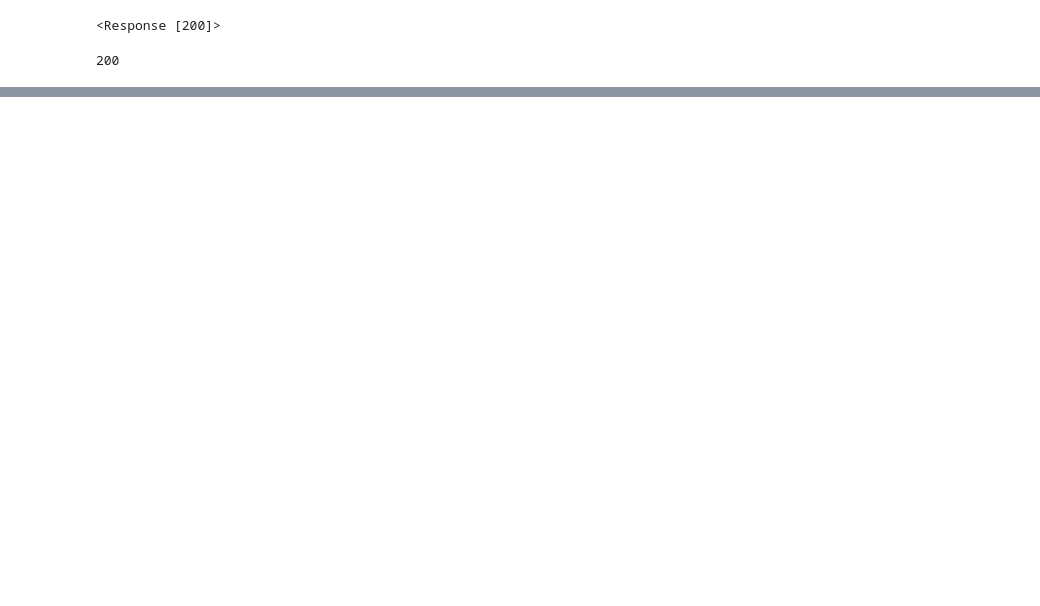
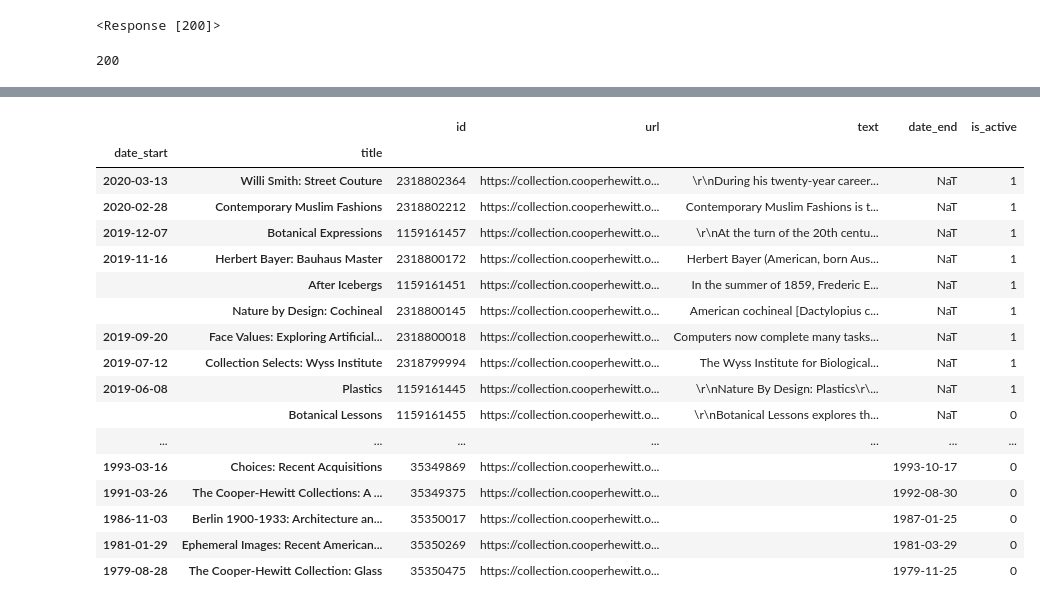
Before and after one commit to ShirinStar/Pen_Data_Dictionary, a Jupyter notebook: data/exhibition list.ipynb, the cells around one changed output, grey strips where cells are left out. Saved outputs shown, nothing was run; the diff lists cells and outputs as text; code cells hidden in the pictures; blank space fills up the shorter version.

```diff
--- a/data/exhibition list.ipynb
+++ b/data/exhibition list.ipynb
@@ -47,0 +30,4 @@ exhibition
+# %%
+exhibition['date_start'] = pd.to_datetime(exhibition['date_start'])
+exhibition['date_end'].replace('0000-00-00', np.nan, inplace=True)
+exhibition['date_end'] = pd.to_datetime(exhibition['date_end'])
@@ -47,0 +36,21 @@ exhibition
+# %%
+exhibition
+# %% [output]
+|  |  | id | url | text | date_end | is_active |
+| date_start | title |  |  |  |  |  |
+| 2020-03-13 | Willi Smith: Street Couture | 2318802364 | https://collection.cooperhewitt.o... | \r\nDuring his twenty-year career... | NaT | 1 |
+| 2020-02-28 | Contemporary Muslim Fashions | 2318802212 | https://collection.cooperhewitt.o... | Contemporary Muslim Fashions is t... | NaT | 1 |
+| 2019-12-07 | Botanical Expressions | 1159161457 | https://collection.cooperhewitt.o... | \r\nAt the turn of the 20th centu... | NaT | 1 |
+| 2019-11-16 | Herbert Bayer: Bauhaus Master | 2318800172 | https://collection.cooperhewitt.o... | Herbert Bayer (American, born Aus... | NaT | 1 |
+|  | After Icebergs | 1159161451 | https://collection.cooperhewitt.o... | In the summer of 1859, Frederic E... | NaT | 1 |
+|  | Nature by Design: Cochineal | 2318800145 | https://collection.cooperhewitt.o... | American cochineal [Dactylopius c... | NaT | 1 |
+| 2019-09-20 | Face Values: Exploring Artificial... | 2318800018 | https://collection.cooperhewitt.o... | Computers now complete many tasks... | NaT | 1 |
+| 2019-07-12 | Collection Selects: Wyss Institute | 2318799994 | https://collection.cooperhewitt.o... | The Wyss Institute for Biological... | NaT | 1 |
+| 2019-06-08 | Plastics | 1159161445 | https://collection.cooperhewitt.o... | \r\nNature By Design: Plastics\r\... | NaT | 1 |
+|  | Botanical Lessons | 1159161455 | https://collection.cooperhewitt.o... | \r\nBotanical Lessons explores th... | NaT | 0 |
+| ... | ... | ... | ... | ... | ... | ... |
+| 1993-03-16 | Choices: Recent Acquisitions | 35349869 | https://collection.cooperhewitt.o... |  | 1993-10-17 | 0 |
+| 1991-03-26 | The Cooper-Hewitt Collections: A ... | 35349375 | https://collection.cooperhewitt.o... |  | 1992-08-30 | 0 |
+| 1986-11-03 | Berlin 1900-1933: Architecture an... | 35350017 | https://collection.cooperhewitt.o... |  | 1987-01-25 | 0 |
+| 1981-01-29 | Ephemeral Images: Recent American... | 35350269 | https://collection.cooperhewitt.o... |  | 1981-03-29 | 0 |
+| 1979-08-28 | The Cooper-Hewitt Collection: Glass | 35350475 | https://collection.cooperhewitt.o... |  | 1979-11-25 | 0 |
```
Also changed, not shown: parts of 8 cells of this notebook, 2 other files.
